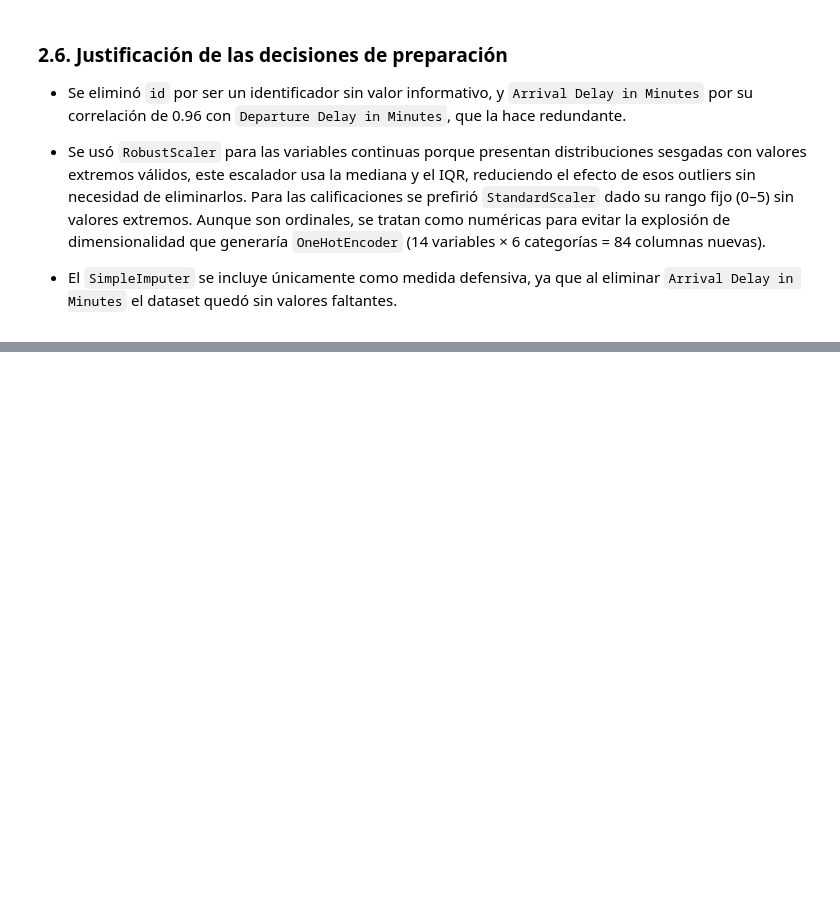
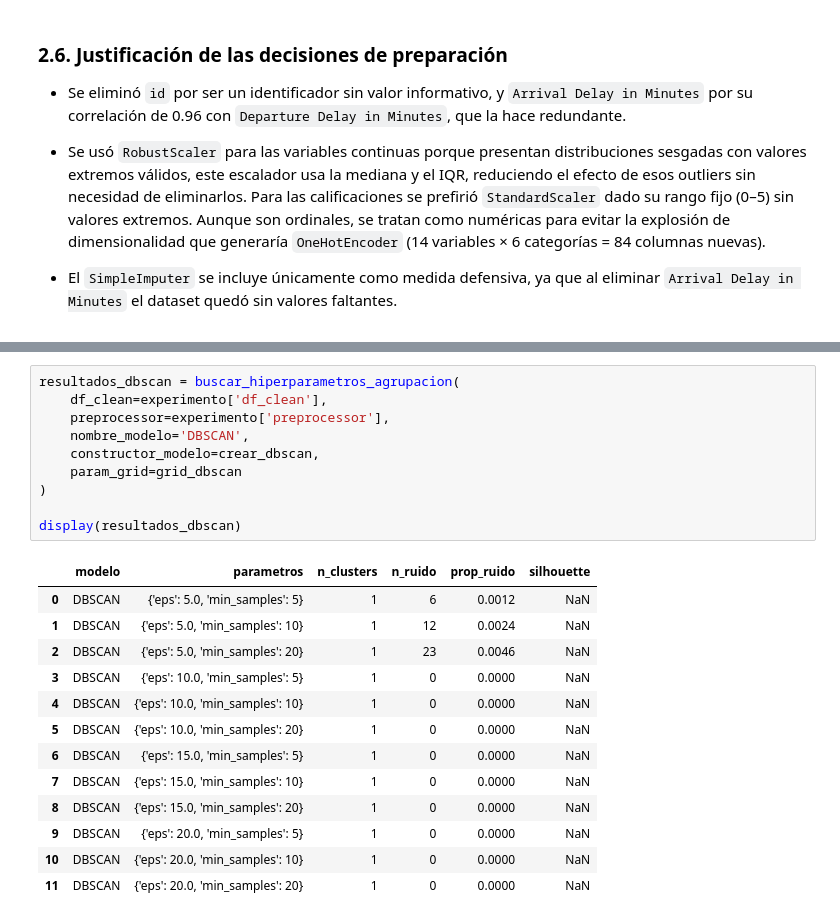
Before and after one commit to Dav1d10/MachineLearningLabs, a Jupyter notebook: Labs/Lab4.ipynb, the cells around one changed output, grey strips where cells are left out. Drawn from its saved outputs; the diff is of its cells as text; blank space fills up the shorter version.

```diff
--- a/Labs/Lab4.ipynb
+++ b/Labs/Lab4.ipynb
@@ -512,0 +787,24 @@ se tratan como numéricas para evitar la explosión de dimensionalidad que gener
+# %%
+resultados_dbscan = buscar_hiperparametros_agrupacion(
+    df_clean=experimento['df_clean'],
+    preprocessor=experimento['preprocessor'],
+    nombre_modelo='DBSCAN',
+    constructor_modelo=crear_dbscan,
+    param_grid=grid_dbscan
+)
+
+display(resultados_dbscan)
+# %% [output]
+|  | modelo | parametros | n_clusters | n_ruido | prop_ruido | silhouette |
+| 0 | DBSCAN | {'eps': 5.0, 'min_samples': 5} | 1 | 6 | 0.0012 | NaN |
+| 1 | DBSCAN | {'eps': 5.0, 'min_samples': 10} | 1 | 12 | 0.0024 | NaN |
+| 2 | DBSCAN | {'eps': 5.0, 'min_samples': 20} | 1 | 23 | 0.0046 | NaN |
+| 3 | DBSCAN | {'eps': 10.0, 'min_samples': 5} | 1 | 0 | 0.0000 | NaN |
+| 4 | DBSCAN | {'eps': 10.0, 'min_samples': 10} | 1 | 0 | 0.0000 | NaN |
+| 5 | DBSCAN | {'eps': 10.0, 'min_samples': 20} | 1 | 0 | 0.0000 | NaN |
+| 6 | DBSCAN | {'eps': 15.0, 'min_samples': 5} | 1 | 0 | 0.0000 | NaN |
+| 7 | DBSCAN | {'eps': 15.0, 'min_samples': 10} | 1 | 0 | 0.0000 | NaN |
+| 8 | DBSCAN | {'eps': 15.0, 'min_samples': 20} | 1 | 0 | 0.0000 | NaN |
+| 9 | DBSCAN | {'eps': 20.0, 'min_samples': 5} | 1 | 0 | 0.0000 | NaN |
+| 10 | DBSCAN | {'eps': 20.0, 'min_samples': 10} | 1 | 0 | 0.0000 | NaN |
+| 11 | DBSCAN | {'eps': 20.0, 'min_samples': 20} | 1 | 0 | 0.0000 | NaN |
```
Also changed, not shown: parts of 25 cells of this notebook.
